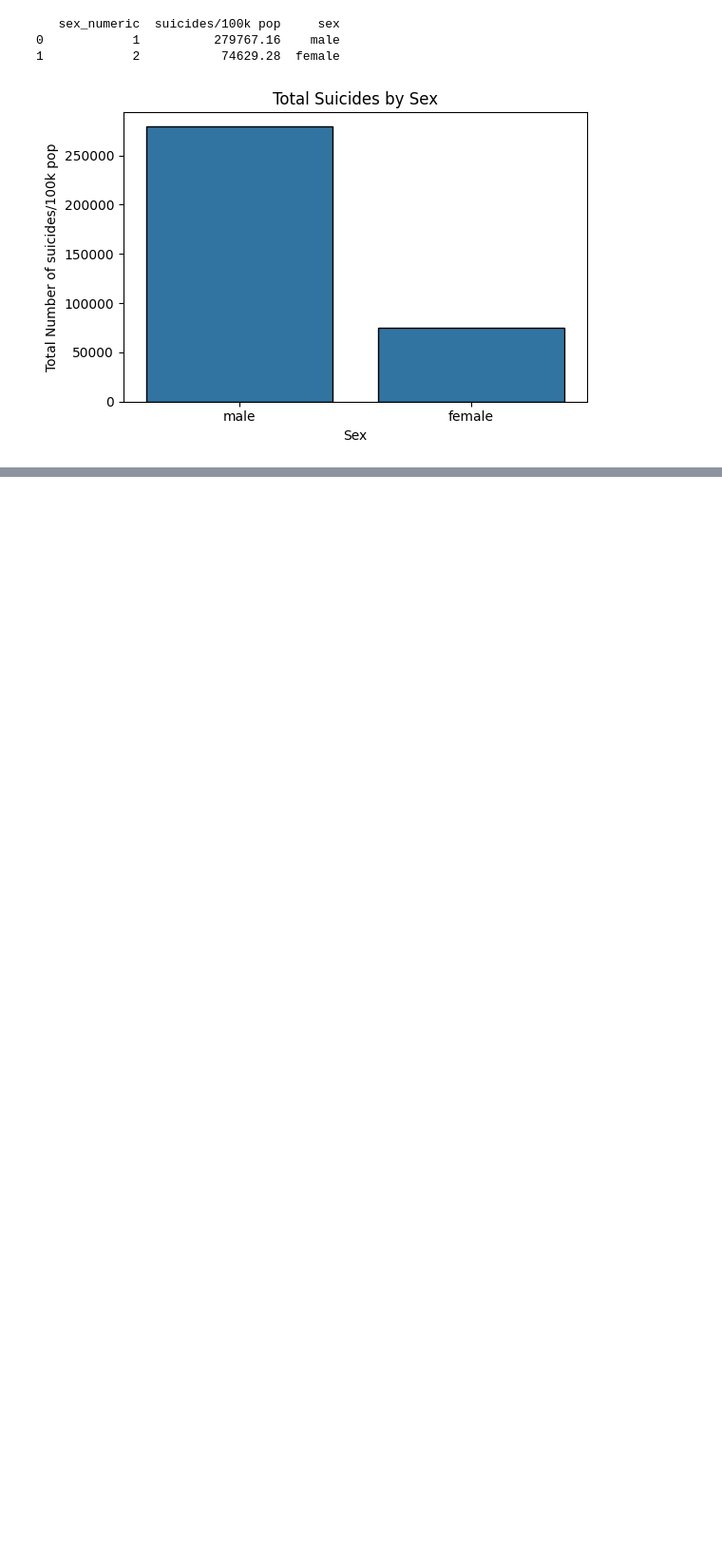
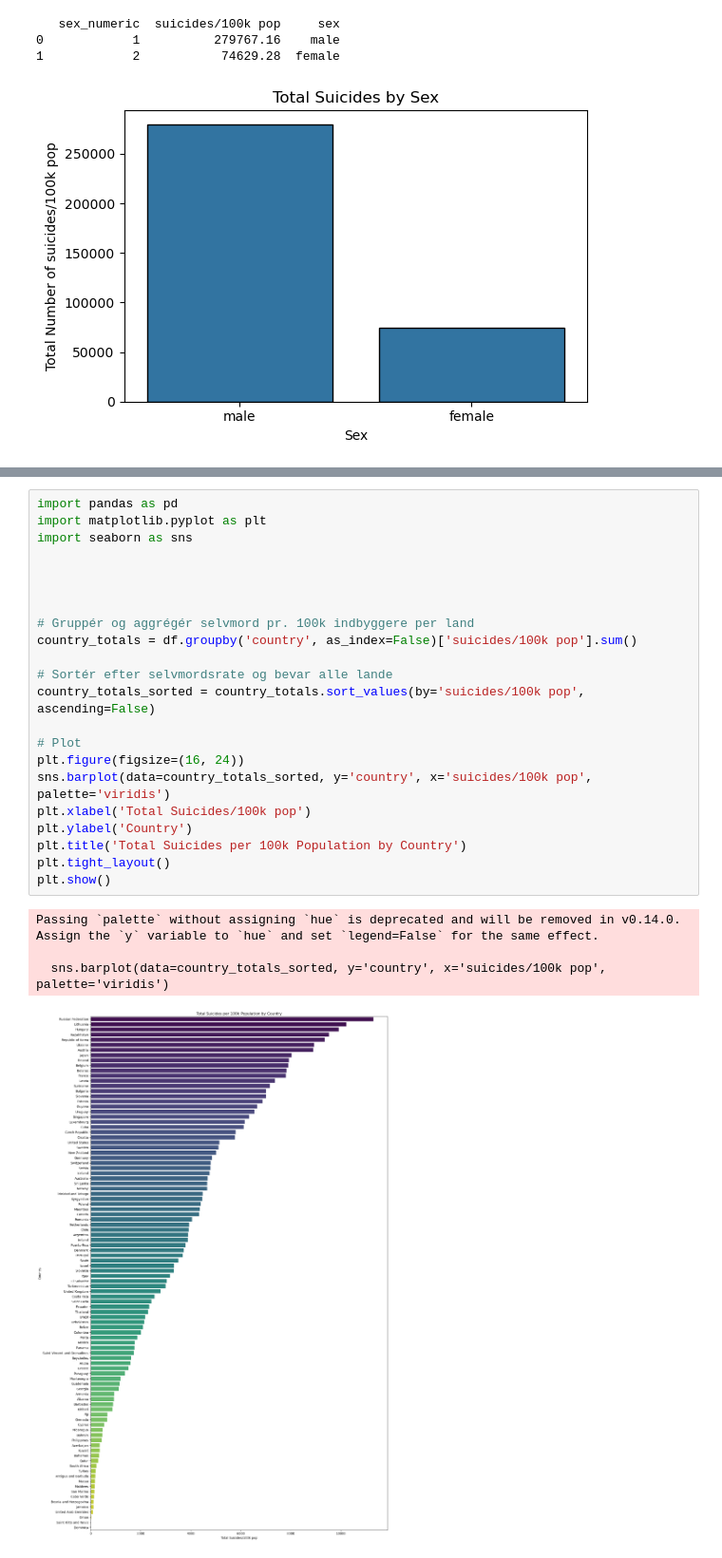
Before and after one commit to LukasRonberg/BIExam, a Jupyter notebook: suicide.ipynb, the cells around one changed output, grey strips where cells are left out. Shown at 95% size. Saved outputs shown, nothing was run; the diff lists cells and outputs as text; blank space fills up the shorter version.

```diff
--- a/suicide.ipynb
+++ b/suicide.ipynb
@@ -331,0 +385,27 @@ print("hej")
+# %%
+import pandas as pd
+import matplotlib.pyplot as plt
+import seaborn as sns
+
+
+
+
+# Gruppér og aggrégér selvmord pr. 100k indbyggere per land
+country_totals = df.groupby('country', as_index=False)['suicides/100k pop'].sum()
+
+# Sortér efter selvmordsrate og bevar alle lande
+country_totals_sorted = country_totals.sort_values(by='suicides/100k pop', ascending=False)
+
+# Plot
+plt.figure(figsize=(16, 24))
+sns.barplot(data=country_totals_sorted, y='country', x='suicides/100k pop', palette='viridis')
+plt.xlabel('Total Suicides/100k pop')
+plt.ylabel('Country')
+plt.title('Total Suicides per 100k Population by Country')
+plt.tight_layout()
+plt.show()
+# %% [output]
+Passing `palette` without assigning `hue` is deprecated and will be removed in v0.14.0. Assign the `y` variable to `hue` and set `legend=False` for the same effect.
+
+  sns.barplot(data=country_totals_sorted, y='country', x='suicides/100k pop', palette='viridis')
+[figure, added]
```
Also changed, not shown: parts of 18 cells of this notebook, 1 other file.
